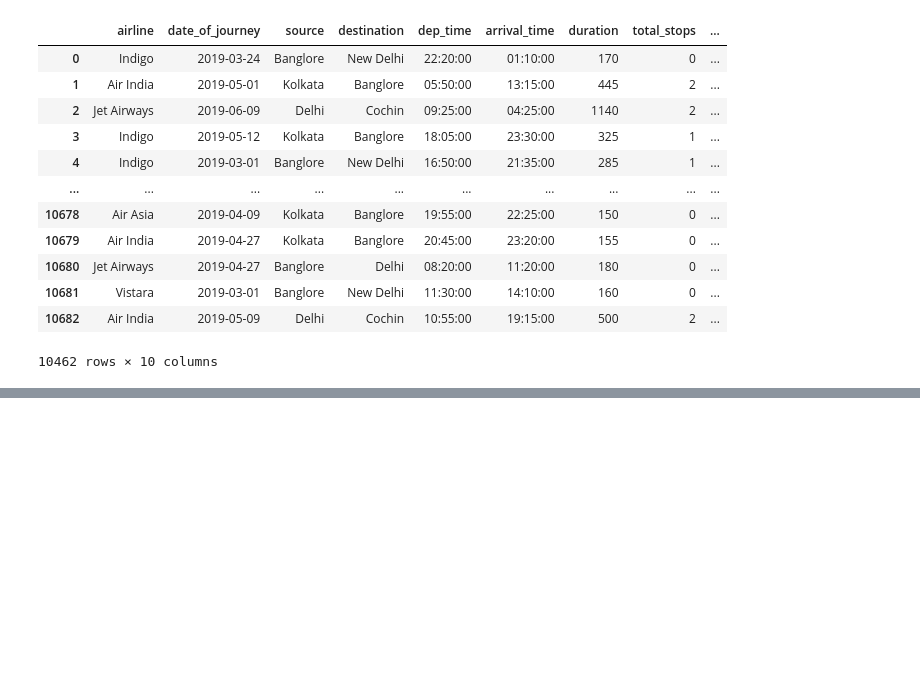
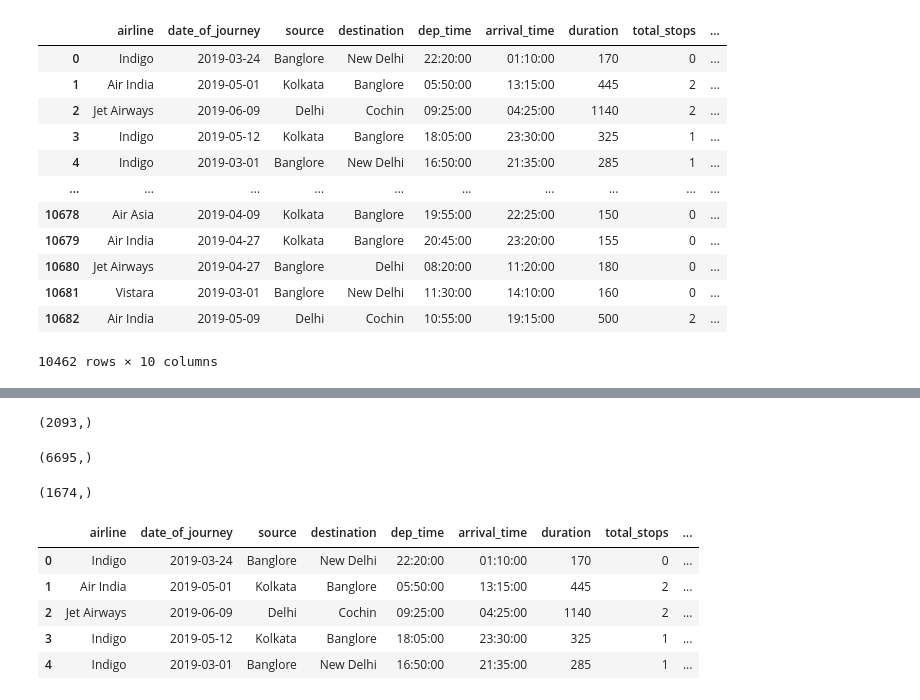
Before and after one commit to nomanmazharr/eda-with-sagemaker, a Jupyter notebook: notebooks/data_cleaning.ipynb, the cells around one changed output, grey strips where cells are left out. Drawn from its saved outputs; the diff is of its cells as text; code cells hidden in the pictures; blank space fills up the shorter version.

Commit message:
separating train, val and test

```diff
--- a/notebooks/data_cleaning.ipynb
+++ b/notebooks/data_cleaning.ipynb
@@ -557,3 +559,6 @@ flights_data
 | 10681 | Vistara | 2019-03-01 | Banglore | New Delhi | 11:30:00 | 14:10:00 | 160 | 0 | ... |
 | 10682 | Air India | 2019-05-09 | Delhi | Cochin | 10:55:00 | 19:15:00 | 500 | 2 | ... |
 10462 rows × 10 columns
+# %%
+X = flights_data.drop('price', axis=1)
+y = flights_data.price.copy()
@@ -559,0 +579,4 @@ flights_data
+# %%
+y_test.shape
+# %% [output]
+(2093,)
@@ -559,0 +585,24 @@ flights_data
+# %%
+Y_train.shape
+# %% [output]
+(6695,)
+# %%
+Y_val.shape
+# %% [output]
+(1674,)
+# %%
+def export_data(x,y,name):
+    file_name = f'{name}.csv'
+    file = os.path.join(data_directory, file_name)
+
+    x.join(y).to_csv(file, index=False)
+    return pd.read_csv(file).head()
+# %%
+export_data(X,y,'cleaned_data_original')
+# %% [output]
+|  | airline | date_of_journey | source | destination | dep_time | arrival_time | duration | total_stops | ... |
+| 0 | Indigo | 2019-03-24 | Banglore | New Delhi | 22:20:00 | 01:10:00 | 170 | 0 | ... |
+| 1 | Air India | 2019-05-01 | Kolkata | Banglore | 05:50:00 | 13:15:00 | 445 | 2 | ... |
+| 2 | Jet Airways | 2019-06-09 | Delhi | Cochin | 09:25:00 | 04:25:00 | 1140 | 2 | ... |
+| 3 | Indigo | 2019-05-12 | Kolkata | Banglore | 18:05:00 | 23:30:00 | 325 | 1 | ... |
+| 4 | Indigo | 2019-03-01 | Banglore | New Delhi | 16:50:00 | 21:35:00 | 285 | 1 | ... |
```
Also changed, not shown: parts of 9 cells of this notebook, 5 other files.
